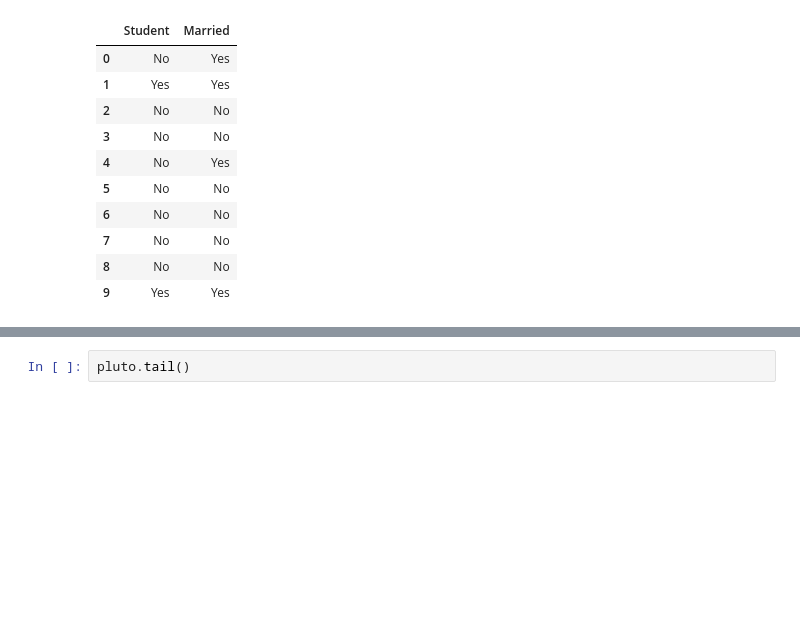
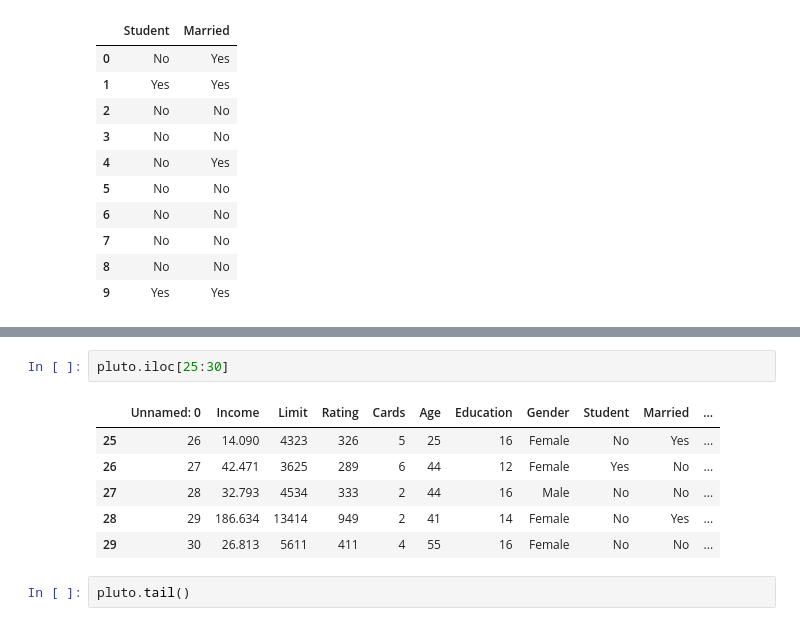
Before and after one commit to Emanuela-m/venv_project, a Jupyter notebook: pandas_ex.ipynb, the cells around one changed output, grey strips where cells are left out. Drawn from its saved outputs; the diff is of its cells as text; blank space fills up the shorter version.

```diff
--- a/pandas_ex.ipynb
+++ b/pandas_ex.ipynb
@@ -25,3 +34,12 @@ pluto[['Student', "Married"]].head(10)
+# %%
+pluto.iloc[25:30]
+# %% [output]
+|  | Unnamed: 0 | Income | Limit | Rating | Cards | Age | Education | Gender | Student | Married | ... |
+| 25 | 26 | 14.090 | 4323 | 326 | 5 | 25 | 16 | Female | No | Yes | ... |
+| 26 | 27 | 42.471 | 3625 | 289 | 6 | 44 | 12 | Female | Yes | No | ... |
+| 27 | 28 | 32.793 | 4534 | 333 | 2 | 44 | 16 | Male | No | No | ... |
+| 28 | 29 | 186.634 | 13414 | 949 | 2 | 41 | 14 | Female | No | Yes | ... |
+| 29 | 30 | 26.813 | 5611 | 411 | 4 | 55 | 16 | Female | No | No | ... |
 # %%
 pluto.tail()
 # %% [output]
```
Also changed, not shown: parts of 1 cell of this notebook, 1 other file.
